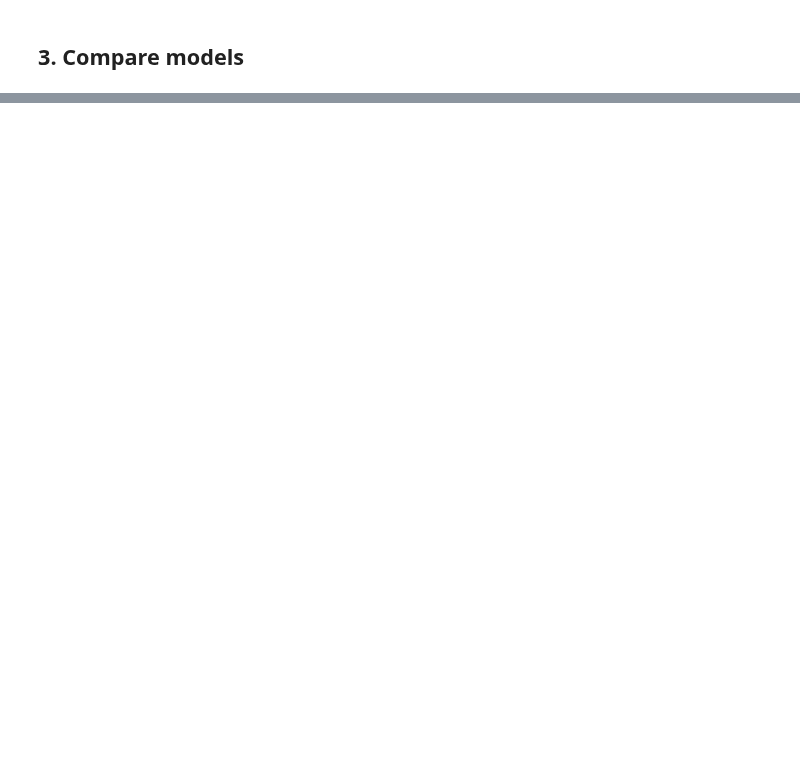
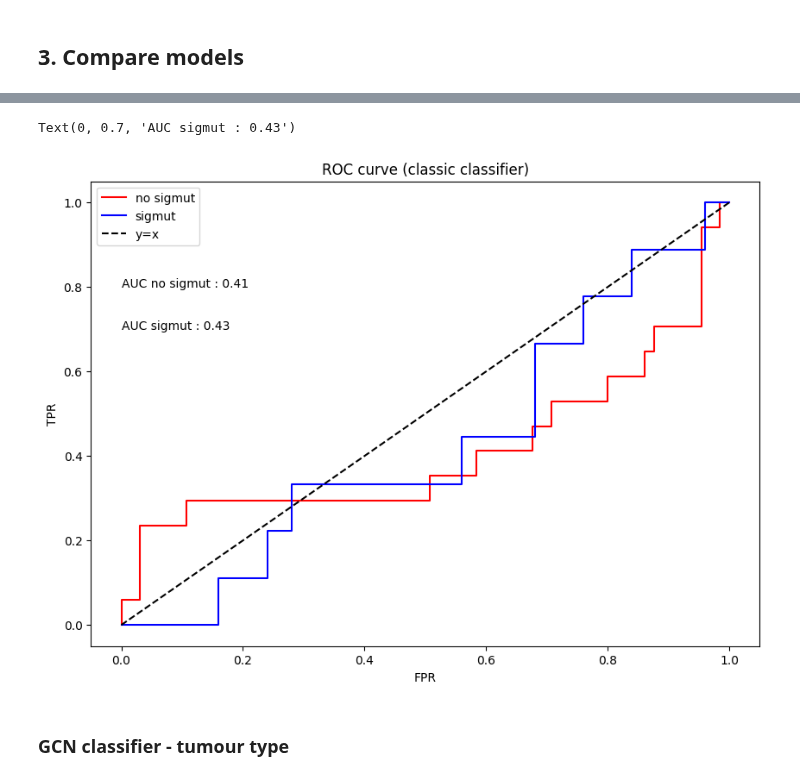
Before and after one commit to Arthur8754/mutational-signatures, a Jupyter notebook: predict-response.ipynb, the cells around one changed output, grey strips where cells are left out. Cells and saved outputs as stored; diff of their text form; code cells hidden in the pictures; blank space fills up the shorter version.

```diff
--- a/predict-response.ipynb
+++ b/predict-response.ipynb
@@ -219,0 +376,19 @@ auc_gcn_sigmut_hierarchical = ClassificationMetrics.compute_auc(y_sigmut, test_s
+# %%
+fig, ax = plt.subplots(figsize=(10,7))
+x = np.linspace(0,1,100)
+
+# Classic classifier :
+ax.plot(fpr_classic_no_sigmut, tpr_classic_no_sigmut, color='red',label='no sigmut')
+ax.plot(fpr_classic_sigmut, tpr_classic_sigmut, color='blue',label='sigmut')
+ax.plot(x,x,linestyle='--',color='black',label='y=x')
+ax.set_xlabel('FPR')
+ax.set_ylabel('TPR')
+ax.set_title('ROC curve (classic classifier)')
+ax.legend()
+ax.text(0,0.8,f"AUC no sigmut : {auc_classic_no_sigmut}")
+ax.text(0,0.7,f"AUC sigmut : {auc_classic_sigmut}")
+# %% [output]
+Text(0, 0.7, 'AUC sigmut : 0.43')
+[figure, added]
+# %% [markdown]
+### GCN classifier - tumour type
```
Also changed, not shown: parts of 59 cells of this notebook, 1 other file.
